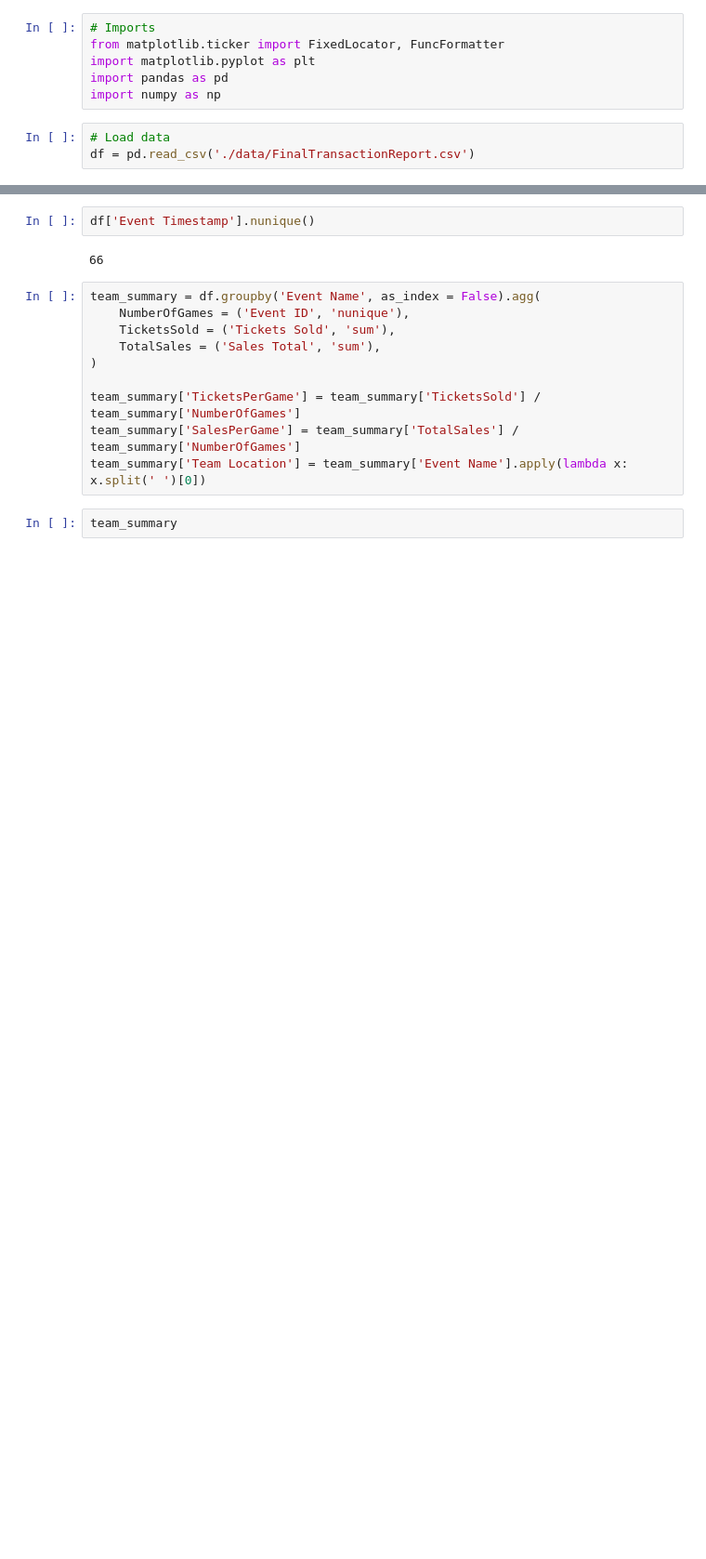
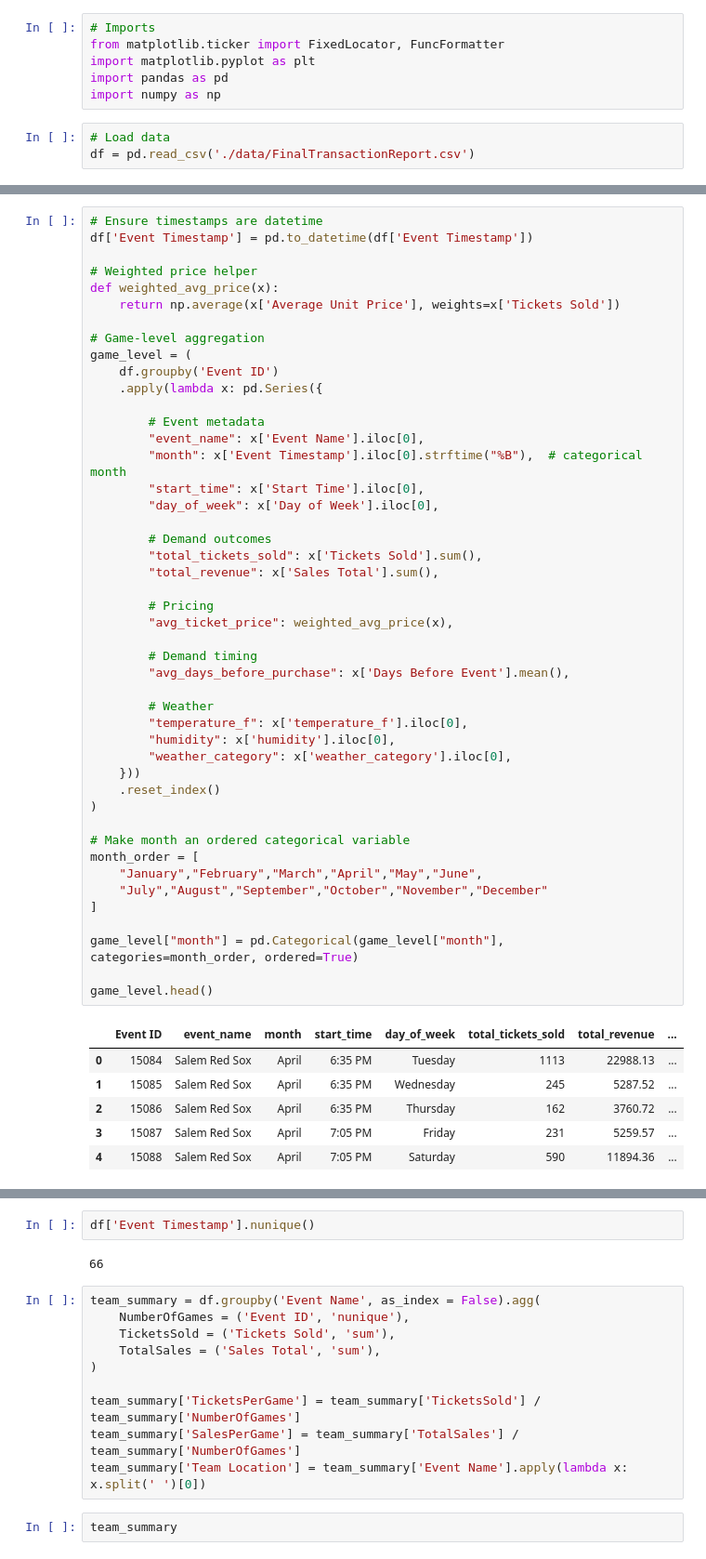
Before and after one commit to brianhockett/FredNats-TicketPricing, a Jupyter notebook: TR_EDA.ipynb, the cells around one changed output, grey strips where cells are left out. Shown at 93% size. Cells and saved outputs as stored; diff of their text form; blank space fills up the shorter version.

```diff
--- a/TR_EDA.ipynb
+++ b/TR_EDA.ipynb
@@ -9,0 +20,53 @@ df = pd.read_csv('./data/FinalTransactionReport.csv')
+# %%
+# Ensure timestamps are datetime
+df['Event Timestamp'] = pd.to_datetime(df['Event Timestamp'])
+
+# Weighted price helper
+def weighted_avg_price(x):
+    return np.average(x['Average Unit Price'], weights=x['Tickets Sold'])
+
+# Game-level aggregation
+game_level = (
+    df.groupby('Event ID')
+    .apply(lambda x: pd.Series({
+
+        # Event metadata
+        "event_name": x['Event Name'].iloc[0],
+        "month": x['Event Timestamp'].iloc[0].strftime("%B"),  # categorical month
+        "start_time": x['Start Time'].iloc[0],
+        "day_of_week": x['Day of Week'].iloc[0],
+
+        # Demand outcomes
+        "total_tickets_sold": x['Tickets Sold'].sum(),
+        "total_revenue": x['Sales Total'].sum(),
+
+        # Pricing
+        "avg_ticket_price": weighted_avg_price(x),
+
+        # Demand timing
+        "avg_days_before_purchase": x['Days Before Event'].mean(),
+
+        # Weather
+        "temperature_f": x['temperature_f'].iloc[0],
+        "humidity": x['humidity'].iloc[0],
+        "weather_category": x['weather_category'].iloc[0],
+    }))
+    .reset_index()
+)
+
+# Make month an ordered categorical variable
+month_order = [
+    "January","February","March","April","May","June",
+    "July","August","September","October","November","December"
+]
+
+game_level["month"] = pd.Categorical(game_level["month"], categories=month_order, ordered=True)
+
+game_level.head()
+# %% [output]
+|  | Event ID | event_name | month | start_time | day_of_week | total_tickets_sold | total_revenue | ... |
+| 0 | 15084 | Salem Red Sox | April | 6:35 PM | Tuesday | 1113 | 22988.13 | ... |
+| 1 | 15085 | Salem Red Sox | April | 6:35 PM | Wednesday | 245 | 5287.52 | ... |
+| 2 | 15086 | Salem Red Sox | April | 6:35 PM | Thursday | 162 | 3760.72 | ... |
+| 3 | 15087 | Salem Red Sox | April | 7:05 PM | Friday | 231 | 5259.57 | ... |
+| 4 | 15088 | Salem Red Sox | April | 7:05 PM | Saturday | 590 | 11894.36 | ... |
```
Also changed, not shown: parts of 6 cells of this notebook, 5 other files.
